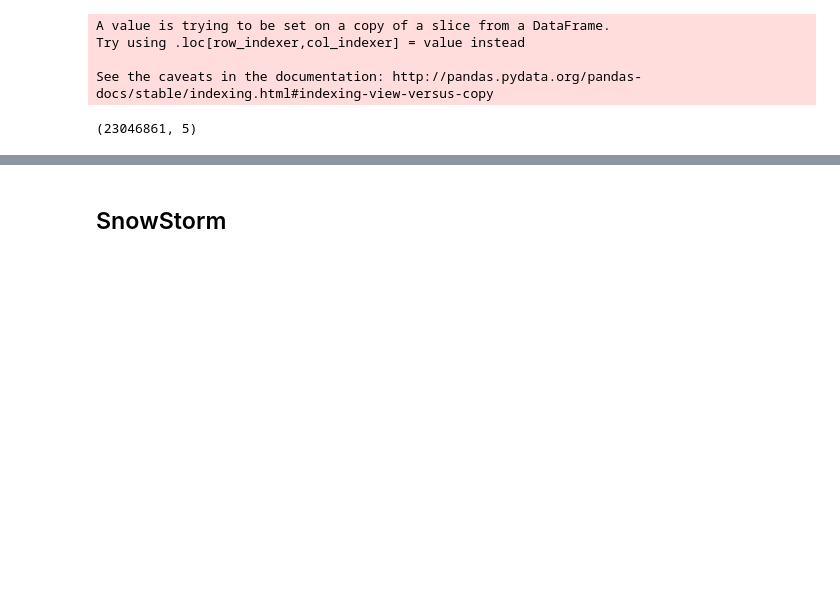
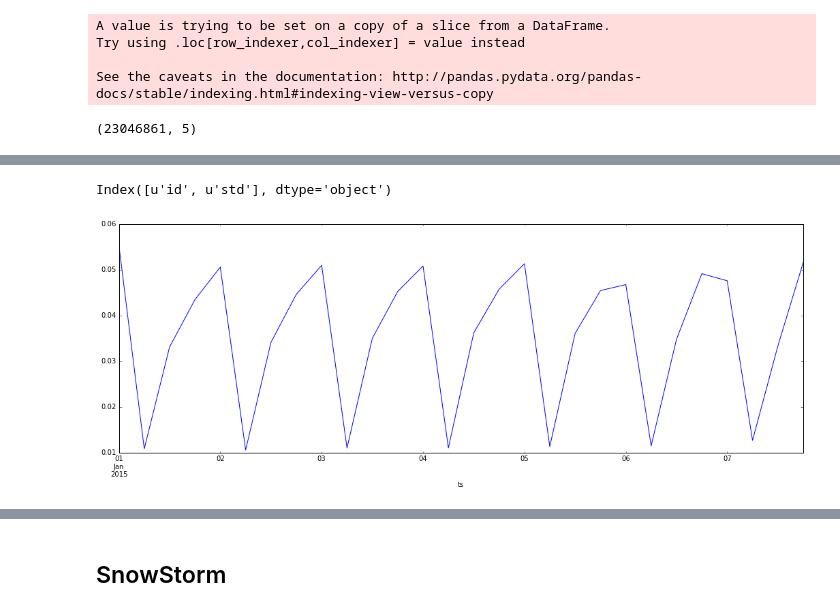
Before and after one commit to Casyfill/CUSP_QC_twitter_scripts, a Jupyter notebook: code/Storm/Snowstorm.ipynb, the cells around one changed output, grey strips where cells are left out. Saved outputs shown, nothing was run; the diff lists cells and outputs as text; code cells hidden in the pictures; blank space fills up the shorter version.

```diff
--- a/code/Storm/Snowstorm.ipynb
+++ b/code/Storm/Snowstorm.ipynb
@@ -132,0 +145,11 @@ x = bulkWeeks(df, 'postalCode', title='general average Week',
+# %%
+fig, ax = plt.subplots(figsize=(18,6))
+
+
+m = df[['id', 'ts']].set_index('ts').resample('1D', how='count')
+proper_dates = [x.date() for x in m.index[m['id']>0].tolist()]
+
+x = averageWeek(df,ax=ax, tperiod='6h', treshold=0, verbose=False, mask=proper_dates)
+# %% [output]
+Index([u'id', u'std'], dtype='object')
+[figure, added]
```
Also changed, not shown: parts of 23 cells of this notebook, 9 other files.
